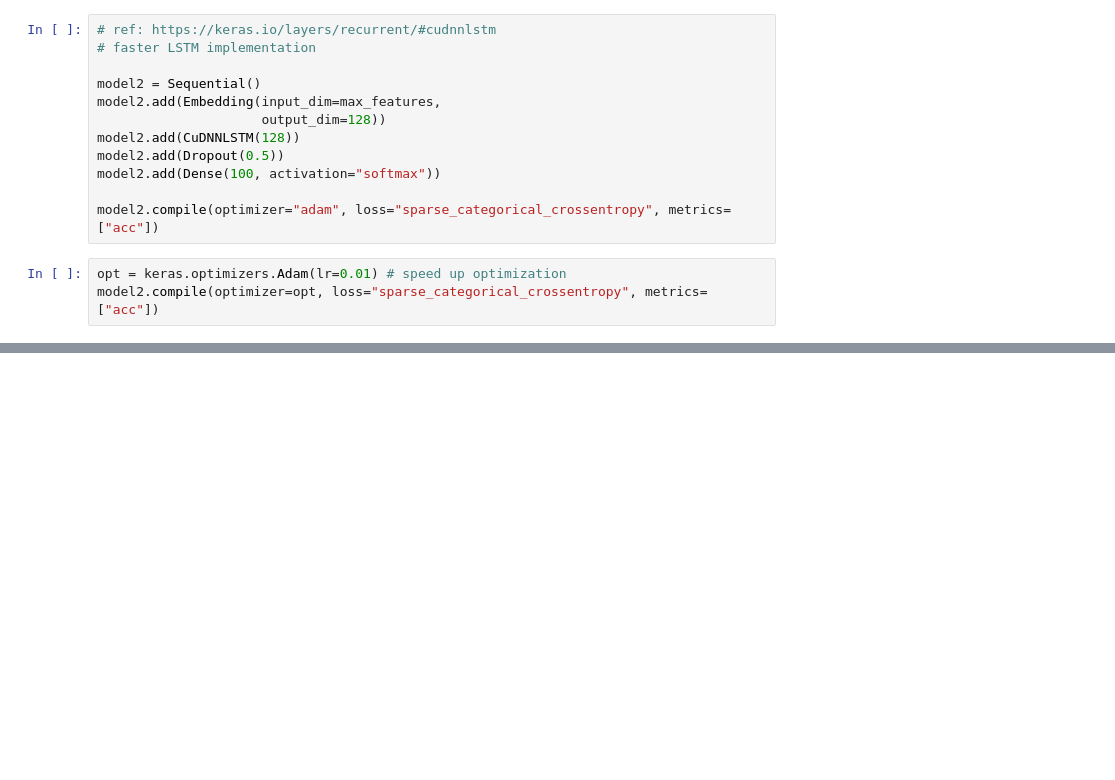
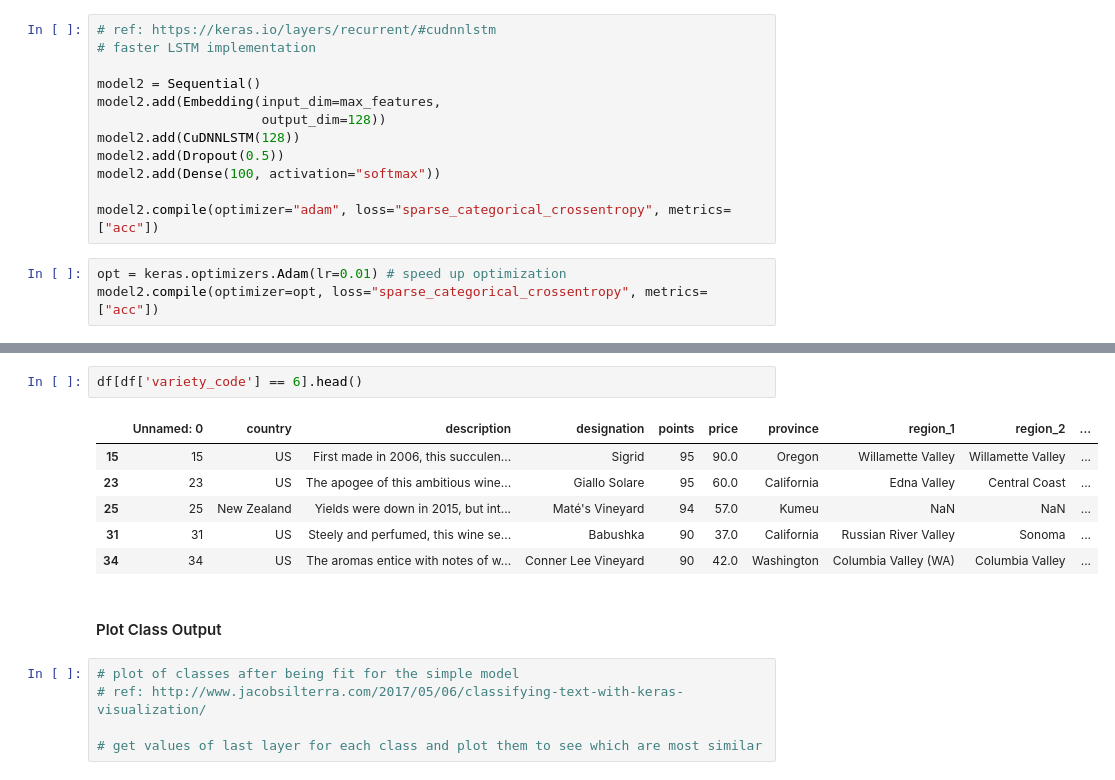
Before and after one commit to kgedney/anly580-wine-project, a Jupyter notebook: create_multiclass_models.ipynb, the cells around one changed output, grey strips where cells are left out. Saved outputs shown, nothing was run; the diff lists cells and outputs as text; blank space fills up the shorter version.

```diff
--- a/create_multiclass_models.ipynb
+++ b/create_multiclass_models.ipynb
@@ -224,0 +376,16 @@ InvalidArgumentError: No OpKernel was registered to support Op 'CudnnRNN' with t
+# %%
+df[df['variety_code'] == 6].head()
+# %% [output]
+|  | Unnamed: 0 | country | description | designation | points | price | province | region_1 | region_2 | ... |
+| 15 | 15 | US | First made in 2006, this succulen... | Sigrid | 95 | 90.0 | Oregon | Willamette Valley | Willamette Valley | ... |
+| 23 | 23 | US | The apogee of this ambitious wine... | Giallo Solare | 95 | 60.0 | California | Edna Valley | Central Coast | ... |
+| 25 | 25 | New Zealand | Yields were down in 2015, but int... | Maté's Vineyard | 94 | 57.0 | Kumeu | NaN | NaN | ... |
+| 31 | 31 | US | Steely and perfumed, this wine se... | Babushka | 90 | 37.0 | California | Russian River Valley | Sonoma | ... |
+| 34 | 34 | US | The aromas entice with notes of w... | Conner Lee Vineyard | 90 | 42.0 | Washington | Columbia Valley (WA) | Columbia Valley | ... |
+# %% [markdown]
+#### Plot Class Output
+# %%
+# plot of classes after being fit for the simple model
+# ref: http://www.jacobsilterra.com/2017/05/06/classifying-text-with-keras-visualization/
+
+# get values of last layer for each class and plot them to see which are most similar
```
Also changed, not shown: parts of 22 cells of this notebook.
